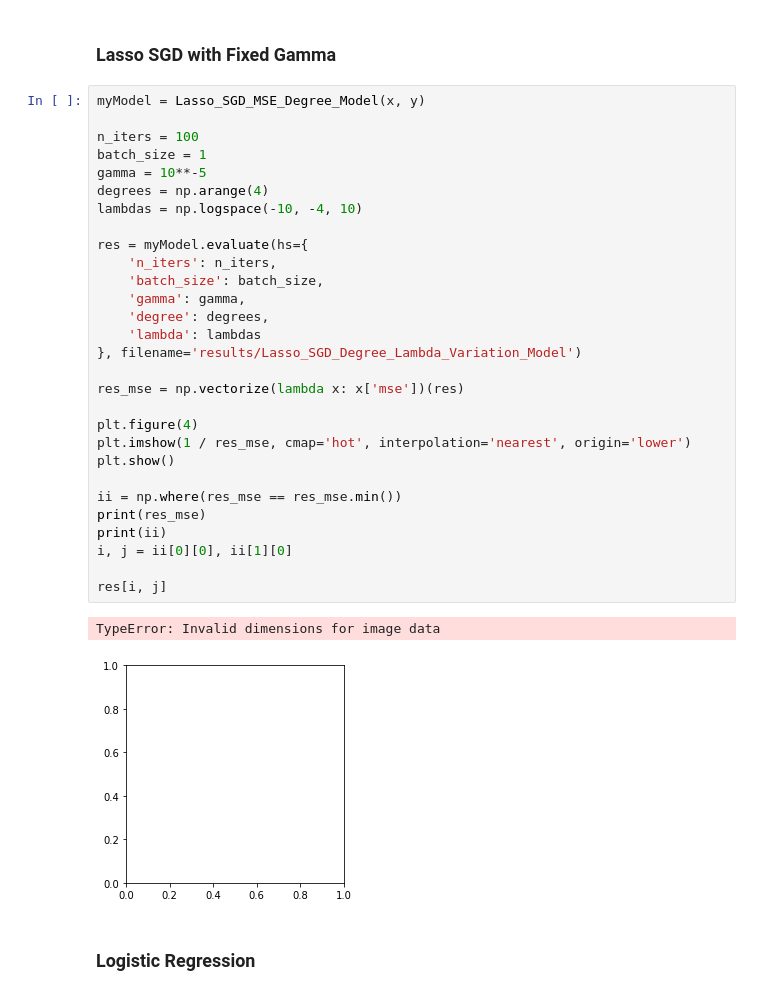
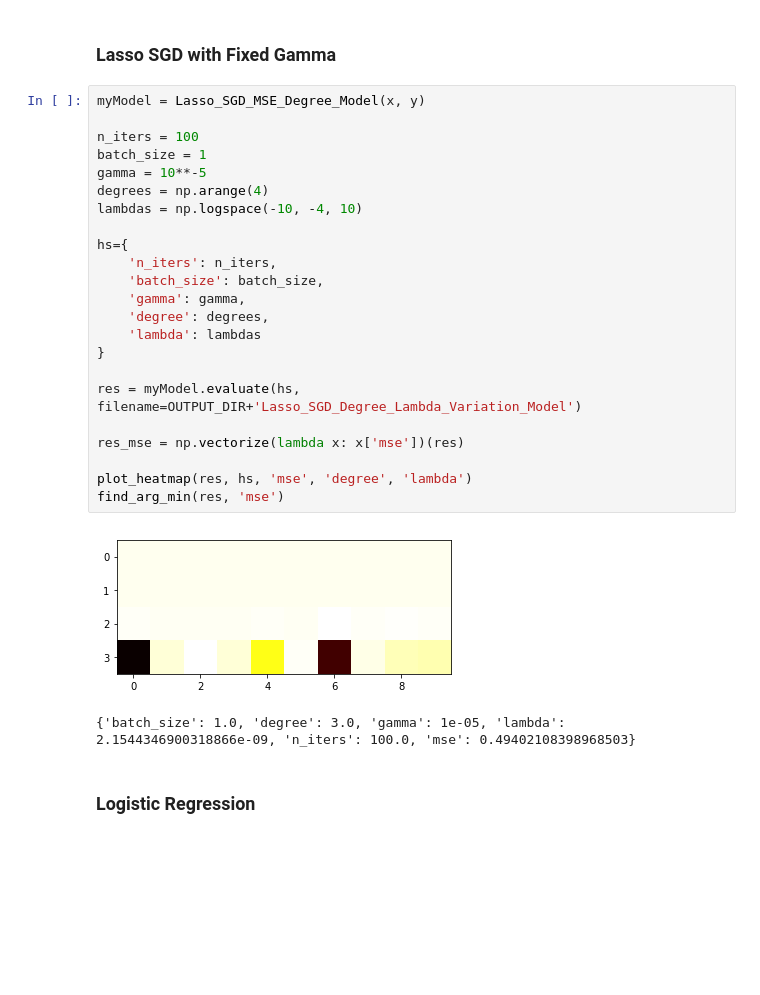
Before and after one commit to ElCabrino/MLProject1, a Jupyter notebook: Results_vinc.ipynb, the cells around one changed output. Drawn from its saved outputs; the diff is of its cells as text; blank space fills up the shorter version.

```diff
--- a/Results_vinc.ipynb
+++ b/Results_vinc.ipynb
@@ -119,35 +143,29 @@ ValueError: no field of name batch_size
 # %%
 myModel = Lasso_SGD_MSE_Degree_Model(x, y)
 
 n_iters = 100
 batch_size = 1
 gamma = 10**-5
 degrees = np.arange(4)
 lambdas = np.logspace(-10, -4, 10)
 
-res = myModel.evaluate(hs={
+hs={
     'n_iters': n_iters,
     'batch_size': batch_size,
     'gamma': gamma,
     'degree': degrees,
     'lambda': lambdas
-}, filename='results/Lasso_SGD_Degree_Lambda_Variation_Model')
+}
+
+res = myModel.evaluate(hs, filename=OUTPUT_DIR+'Lasso_SGD_Degree_Lambda_Variation_Model')
 
 res_mse = np.vectorize(lambda x: x['mse'])(res)
 
-plt.figure(4)
-plt.imshow(1 / res_mse, cmap='hot', interpolation='nearest', origin='lower')
-plt.show()
-
-ii = np.where(res_mse == res_mse.min())
-print(res_mse)
-print(ii)
-i, j = ii[0][0], ii[1][0]
-
-res[i, j]
+plot_heatmap(res, hs, 'mse', 'degree', 'lambda')
+find_arg_min(res, 'mse')
 # %% [output]
+[figure, new version]
-TypeError: Invalid dimensions for image data
+{'batch_size': 1.0, 'degree': 3.0, 'gamma': 1e-05, 'lambda': 2.1544346900318866e-09, 'n_iters': 100.0, 'mse': 0.49402108398968503}
-[figure, old version]
 # %% [markdown]
 ### Logistic Regression
 # %%
```
Also changed, not shown: parts of 7 cells of this notebook.
